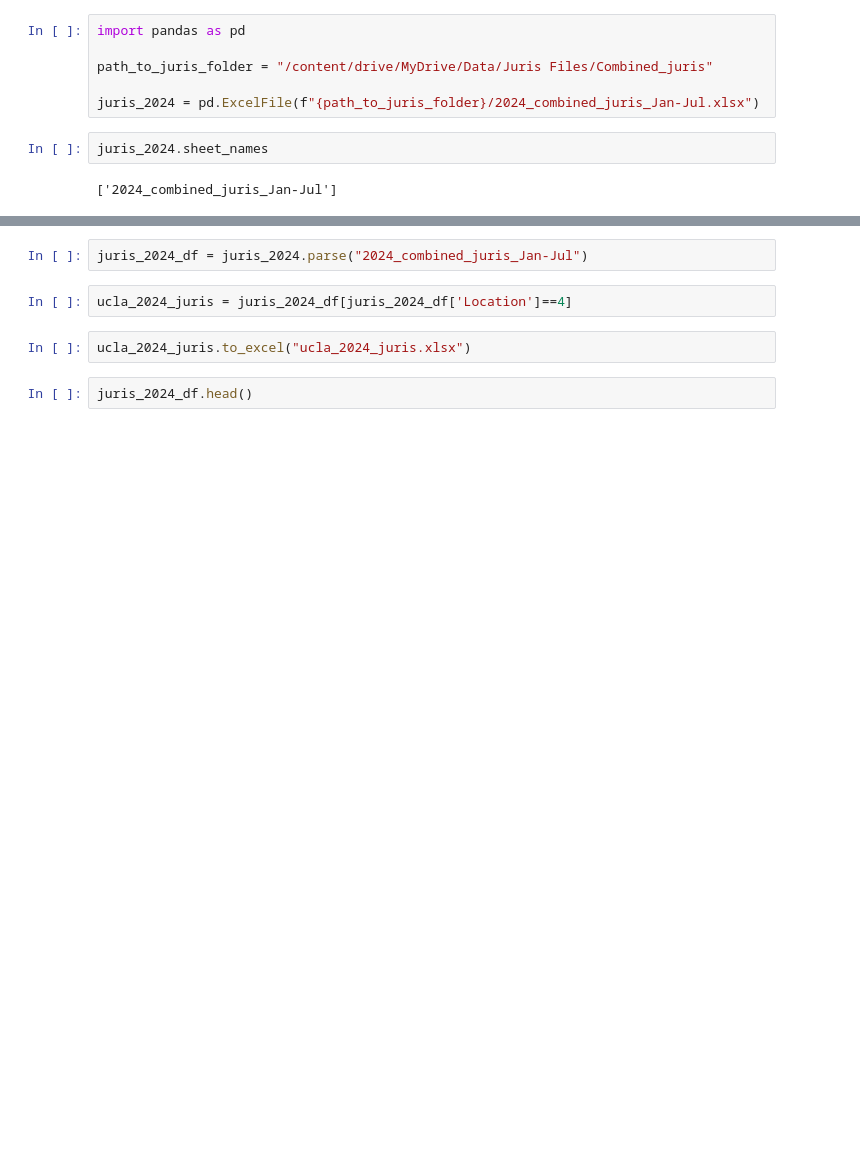
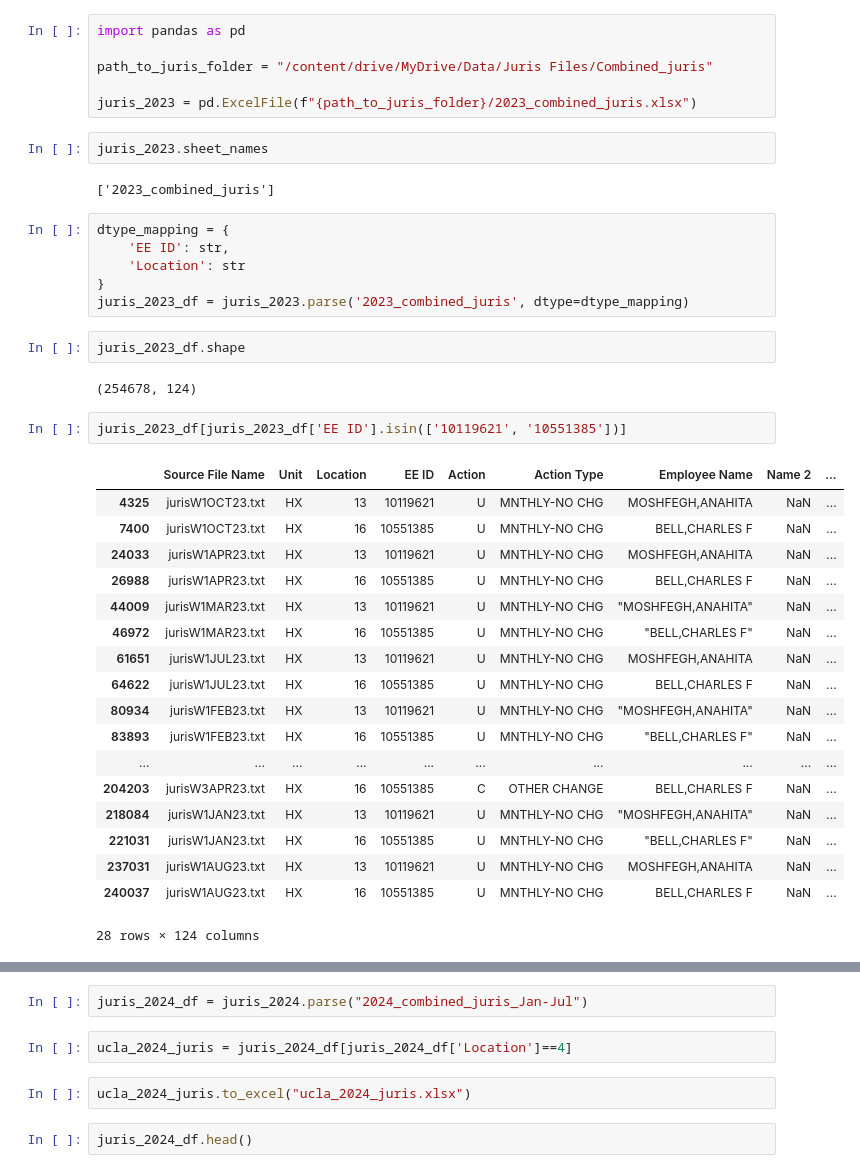
Before and after one commit to tougheye/Data_processing, a Jupyter notebook: Old_juris_match.ipynb, the cells around one changed output, grey strips where cells are left out. Cells and saved outputs as stored; diff of their text form; blank space fills up the shorter version.

```diff
--- a/Old_juris_match.ipynb
+++ b/Old_juris_match.ipynb
@@ -5,8 +5,39 @@ import pandas as pd
 
 path_to_juris_folder = "/content/drive/MyDrive/Data/Juris Files/Combined_juris"
 
-juris_2024 = pd.ExcelFile(f"{path_to_juris_folder}/2024_combined_juris_Jan-Jul.xlsx")
+juris_2023 = pd.ExcelFile(f"{path_to_juris_folder}/2023_combined_juris.xlsx")
 # %%
-juris_2024.sheet_names
+juris_2023.sheet_names
 # %% [output]
-['2024_combined_juris_Jan-Jul']
+['2023_combined_juris']
+# %%
+dtype_mapping = {
+    'EE ID': str,
+    'Location': str
+}
+juris_2023_df = juris_2023.parse('2023_combined_juris', dtype=dtype_mapping)
+# %%
+juris_2023_df.shape
+# %% [output]
+(254678, 124)
+# %%
+juris_2023_df[juris_2023_df['EE ID'].isin(['10119621', '10551385'])]
+# %% [output]
+|  | Source File Name | Unit | Location | EE ID | Action | Action Type | Employee Name | Name 2 | ... |
+| 4325 | jurisW1OCT23.txt | HX | 13 | 10119621 | U | MNTHLY-NO CHG | MOSHFEGH,ANAHITA | NaN | ... |
+| 7400 | jurisW1OCT23.txt | HX | 16 | 10551385 | U | MNTHLY-NO CHG | BELL,CHARLES F | NaN | ... |
+| 24033 | jurisW1APR23.txt | HX | 13 | 10119621 | U | MNTHLY-NO CHG | MOSHFEGH,ANAHITA | NaN | ... |
+| 26988 | jurisW1APR23.txt | HX | 16 | 10551385 | U | MNTHLY-NO CHG | BELL,CHARLES F | NaN | ... |
+| 44009 | jurisW1MAR23.txt | HX | 13 | 10119621 | U | MNTHLY-NO CHG | "MOSHFEGH,ANAHITA" | NaN | ... |
+| 46972 | jurisW1MAR23.txt | HX | 16 | 10551385 | U | MNTHLY-NO CHG | "BELL,CHARLES F" | NaN | ... |
+| 61651 | jurisW1JUL23.txt | HX | 13 | 10119621 | U | MNTHLY-NO CHG | MOSHFEGH,ANAHITA | NaN | ... |
+| 64622 | jurisW1JUL23.txt | HX | 16 | 10551385 | U | MNTHLY-NO CHG | BELL,CHARLES F | NaN | ... |
+| 80934 | jurisW1FEB23.txt | HX | 13 | 10119621 | U | MNTHLY-NO CHG | "MOSHFEGH,ANAHITA" | NaN | ... |
+| 83893 | jurisW1FEB23.txt | HX | 16 | 10551385 | U | MNTHLY-NO CHG | "BELL,CHARLES F" | NaN | ... |
+| ... | ... | ... | ... | ... | ... | ... | ... | ... | ... |
+| 204203 | jurisW3APR23.txt | HX | 16 | 10551385 | C | OTHER CHANGE | BELL,CHARLES F | NaN | ... |
+| 218084 | jurisW1JAN23.txt | HX | 13 | 10119621 | U | MNTHLY-NO CHG | "MOSHFEGH,ANAHITA" | NaN | ... |
+| 221031 | jurisW1JAN23.txt | HX | 16 | 10551385 | U | MNTHLY-NO CHG | "BELL,CHARLES F" | NaN | ... |
+| 237031 | jurisW1AUG23.txt | HX | 13 | 10119621 | U | MNTHLY-NO CHG | MOSHFEGH,ANAHITA | NaN | ... |
+| 240037 | jurisW1AUG23.txt | HX | 16 | 10551385 | U | MNTHLY-NO CHG | BELL,CHARLES F | NaN | ... |
+28 rows × 124 columns
```
Also changed, not shown: parts of 18 cells of this notebook.
